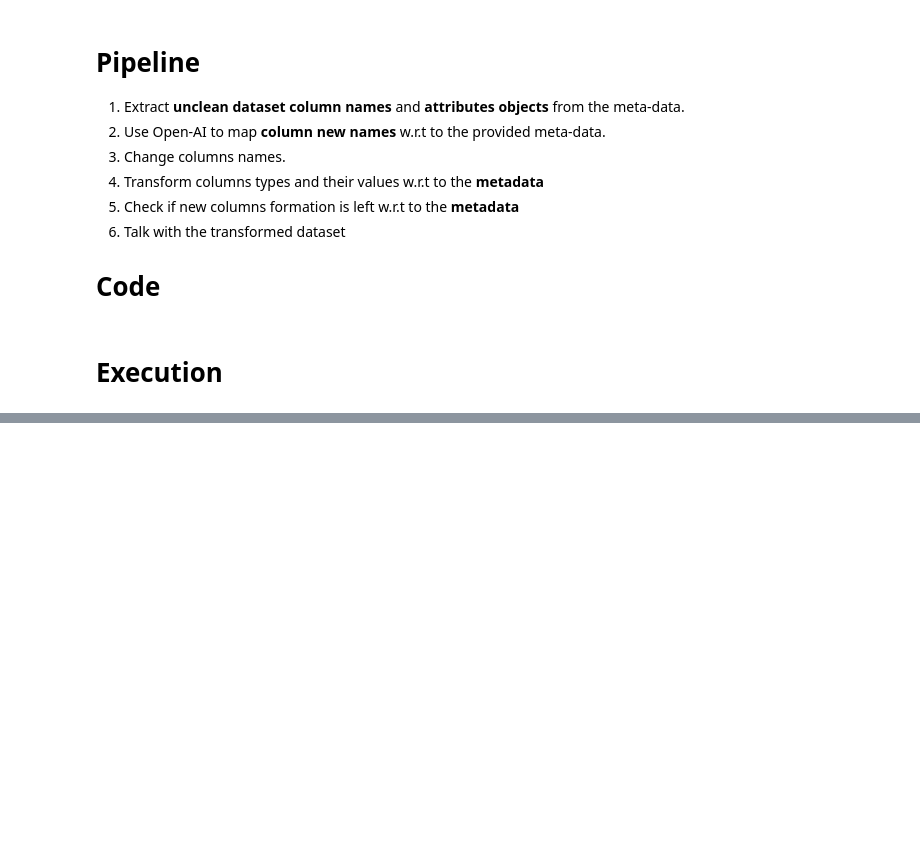
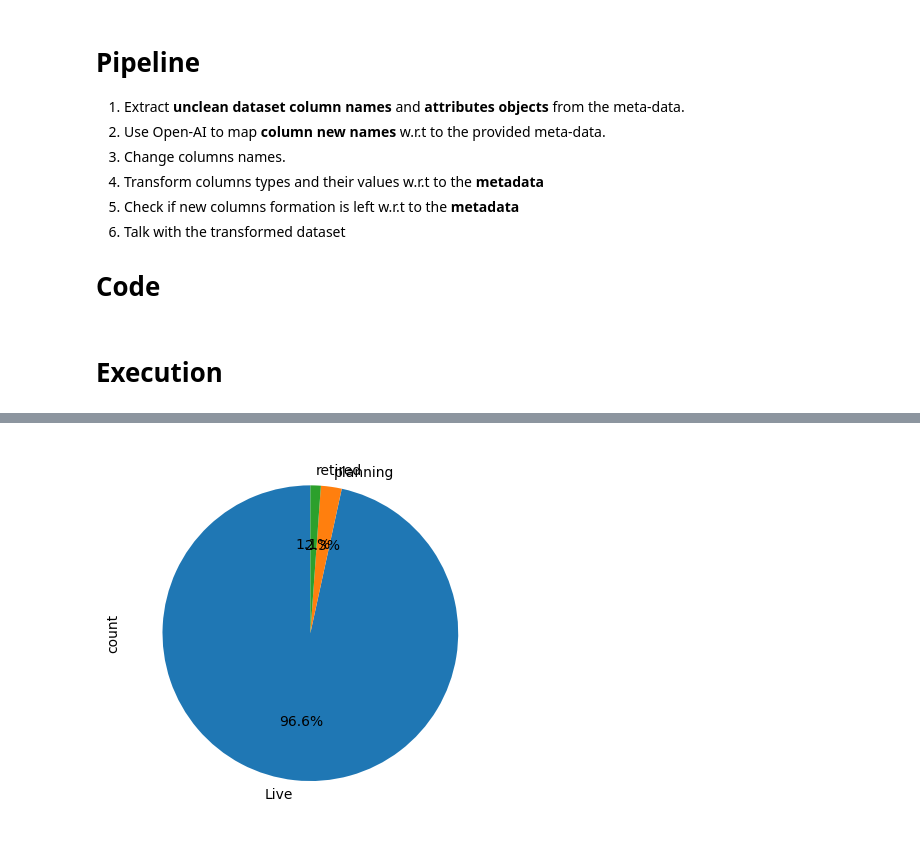
Before and after one commit to syedfaiqueali/Kaggle-Notebooks, a Jupyter notebook: finalising-pipeline.ipynb, the cells around one changed output, grey strips where cells are left out. Drawn from its saved outputs; the diff is of its cells as text; code cells hidden in the pictures; blank space fills up the shorter version.

```diff
--- a/finalising-pipeline.ipynb
+++ b/finalising-pipeline.ipynb
@@ -215,8 +236,9 @@ def ask_rta_bot(question):
     if contains_visual_keywords(question):
         execute_visual_prompt(question,column_names)
     else:
-        output_dataframe = execute_dataframe_prompt(question, column_names)
-        return output_dataframe
+        output_dataframe_html = StringIO(execute_dataframe_prompt(question, column_names))
+        return pd.read_html(output_dataframe_html)[0]
+#         return output_dataframe
 
 
 def execute_dataframe_prompt(question, column_names):
@@ -239,11 +261,10 @@ Script steps:
 5. Then convert output dataframe into html string
 6. Save the output into a file named 'output.txt'
 """
-    print(prompt)
+    # print(prompt)
     try:
         # Generate response
         python_script = RTA_Bot.ask(prompt)
-        print(python_script)
 
         # Execute script
         execute_python_script(python_script)
@@ -258,7 +279,7 @@ Script steps:
         return output
     except Exception as e:
         print("I apologize, but I'm currently unable to fulfill your request. Could you please try again or provide me more details to assist me in better understanding your request?")
-        print(e)
+        # print(e)
         return None
 
 
@@ -281,11 +302,10 @@ Script steps:
 4. Form a plot as the final output, no need to write plt.show() code.
 5. Save the output plot as a .png file named 'output.png'
 """
-    print(prompt)
+    # print(prompt)
     try:
         # Generate response
         python_script = RTA_Bot.ask(prompt)
-        print(python_script)
 
         # Execute script
         execute_python_script(python_script)
@@ -304,7 +324,7 @@ Script steps:
 
     except Exception as e:
         print("I apologize, but I'm currently unable to fulfill your request. Could you please try again or provide me more details to assist me in better understanding your request?")
-        print(e)
+        # print(e)
         return None
 
 def execute_create_new_column_prompt(new_column, existing_df_columns_metadata):
@@ -348,8 +368,8 @@ Script steps:
         return output
     except Exception as e:
         print("--------Error in new column formation--------")
-        print(prompt)
-        print(e)
+        # print(prompt)
+        # print(e)
         return None
 # %% [markdown]
 # Pipeline
@@ -461,4 +503,6 @@ ask_rta_bot('Check for data quality issues which should include missing values,
 # %%
-ask_rta_bot('Plot Pie chart of Status', df_uncleaned)
+ask_rta_bot('Plot Pie chart of Status')
+# %% [output]
+[figure, added]
 # %%
 ask_rta_bot('Plot Bar graph of Status')
```
Also changed, not shown: parts of 13 cells of this notebook.
